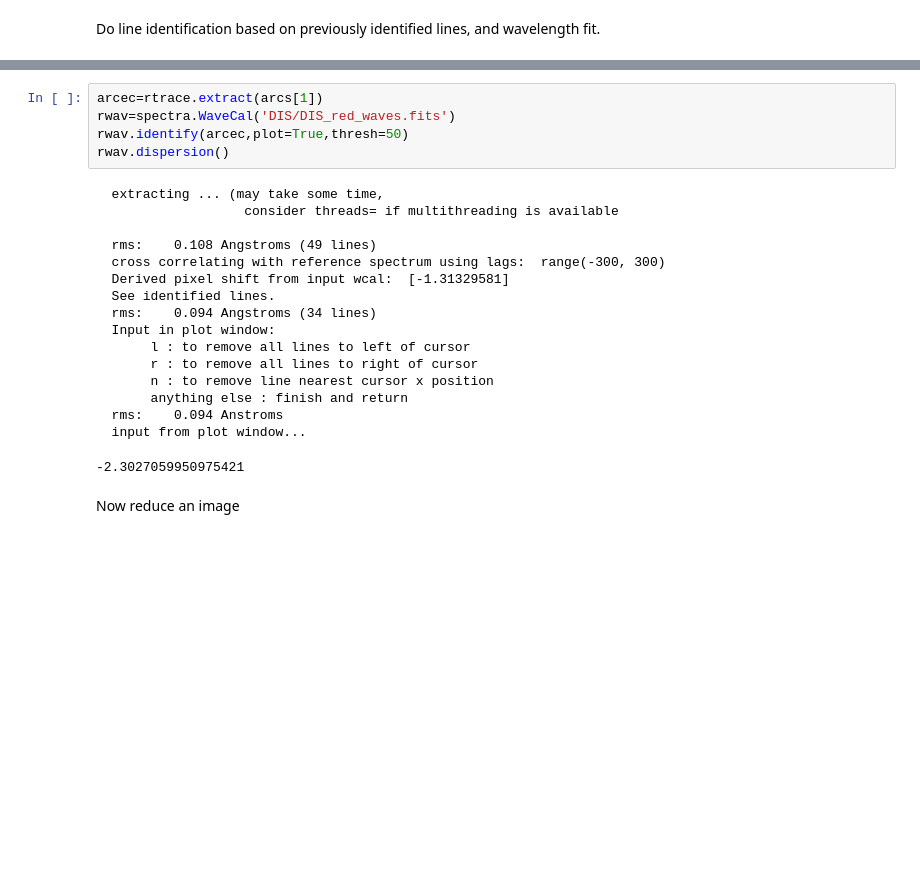
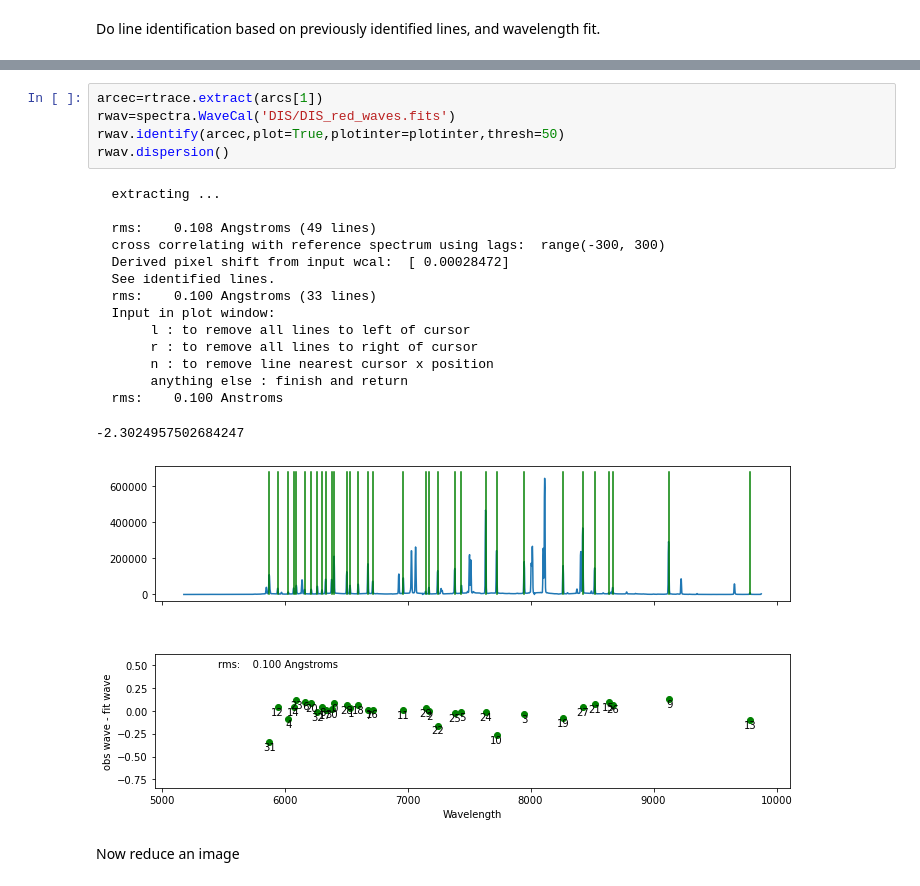
Before and after one commit to holtzmanjon/pyvista, a Jupyter notebook: doc/notebooks/DIS.ipynb, the cells around one changed output, grey strips where cells are left out. Drawn from its saved outputs; the diff is of its cells as text; blank space fills up the shorter version.

```diff
--- a/doc/notebooks/DIS.ipynb
+++ b/doc/notebooks/DIS.ipynb
@@ -242,25 +260,24 @@ bwav.dispersion()
 # %%
 arcec=rtrace.extract(arcs[1])
 rwav=spectra.WaveCal('DIS/DIS_red_waves.fits')
-rwav.identify(arcec,plot=True,thresh=50)
+rwav.identify(arcec,plot=True,plotinter=plotinter,thresh=50)
 rwav.dispersion()
 # %% [output]
-  extracting ... (may take some time,
-                   consider threads= if multithreading is available
+  extracting ...
 
   rms:    0.108 Angstroms (49 lines)
   cross correlating with reference spectrum using lags:  range(-300, 300)
-  Derived pixel shift from input wcal:  [-1.31329581]
+  Derived pixel shift from input wcal:  [ 0.00028472]
   See identified lines.
-  rms:    0.094 Angstroms (34 lines)
+  rms:    0.100 Angstroms (33 lines)
   Input in plot window:
        l : to remove all lines to left of cursor
        r : to remove all lines to right of cursor
        n : to remove line nearest cursor x position
        anything else : finish and return
-  rms:    0.094 Anstroms
-  input from plot window...
+  rms:    0.100 Anstroms
--2.3027059950975421
+-2.3024957502684247
+[figure, added]
 # %% [markdown]
 Now reduce an image
 # %% [markdown]
```
Also changed, not shown: parts of 22 cells of this notebook, 8 other files.
